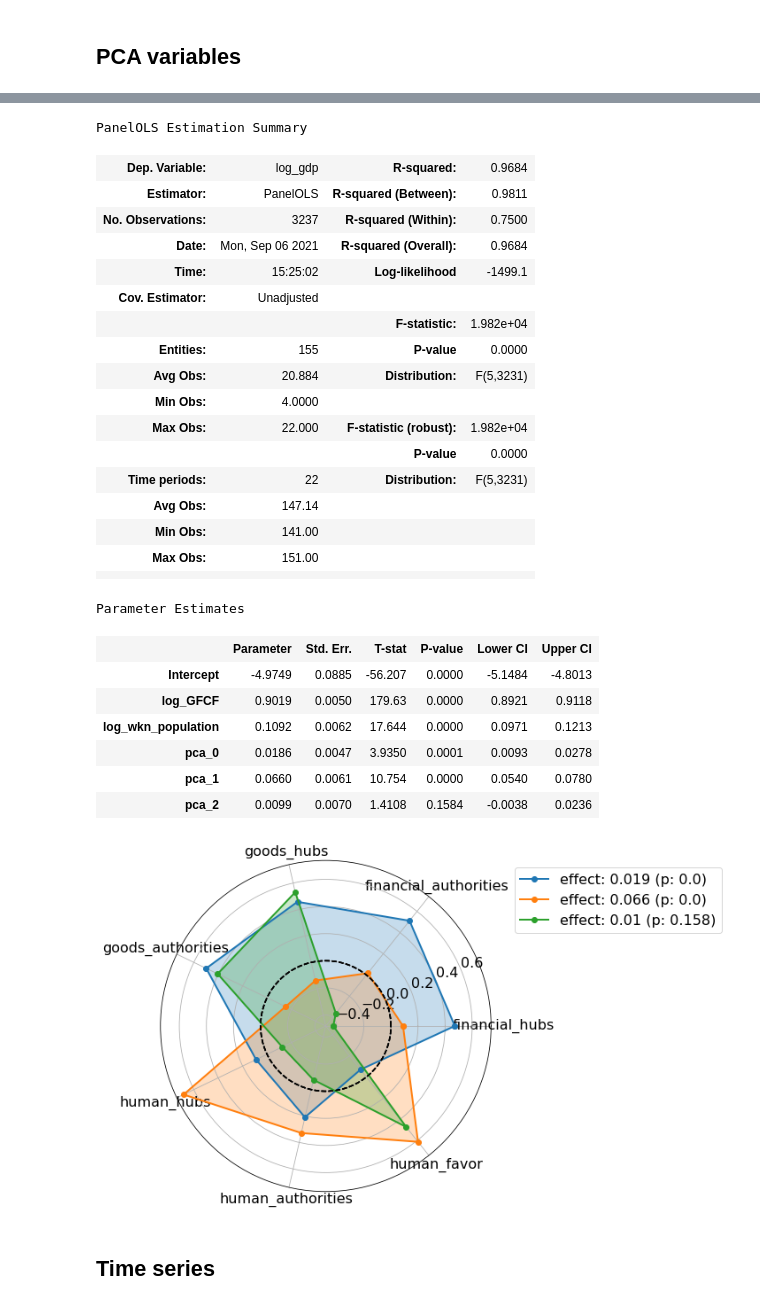
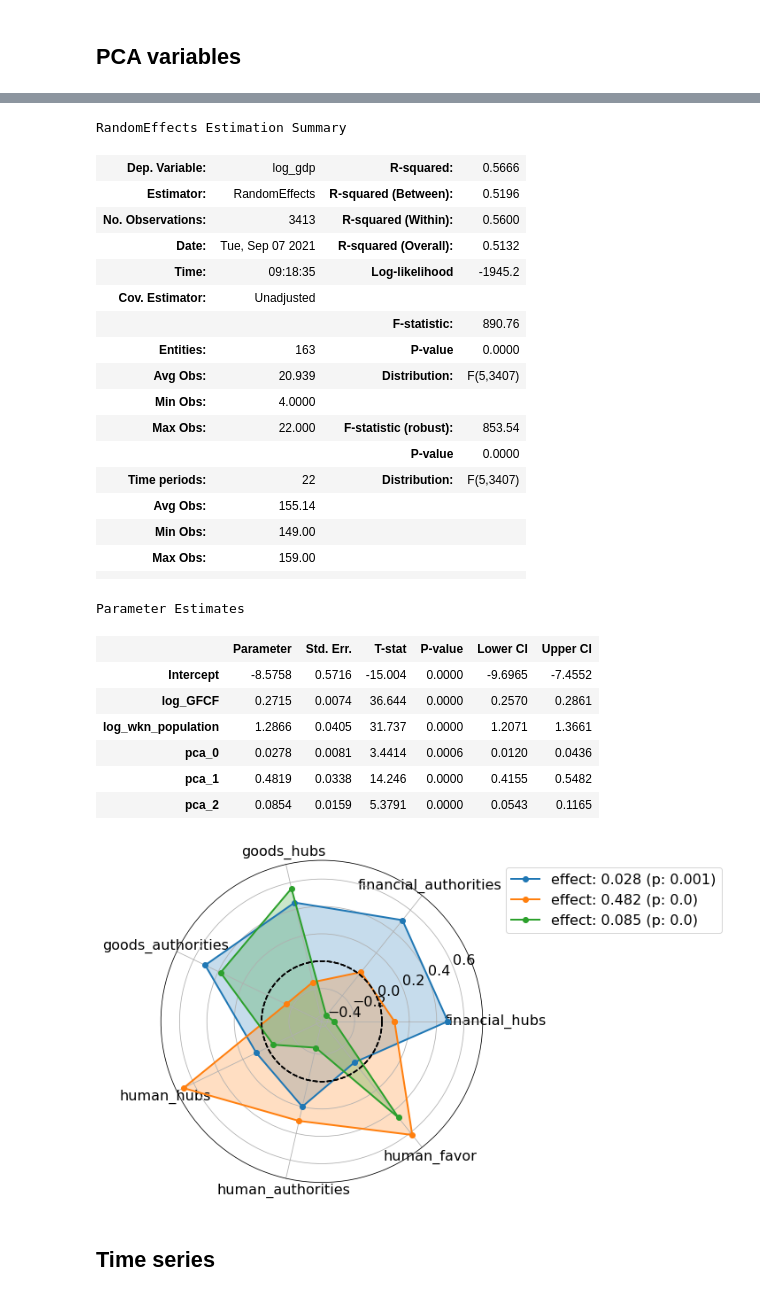
Before and after one commit to jaimeoliver1/social_capital_in_trade_networks, a Jupyter notebook: notebooks/01_01_linear_models_social_capital.ipynb, the cells around one changed output, grey strips where cells are left out. Saved outputs shown, nothing was run; the diff lists cells and outputs as text; code cells hidden in the pictures.

```diff
--- a/notebooks/01_01_linear_models_social_capital.ipynb
+++ b/notebooks/01_01_linear_models_social_capital.ipynb
@@ -24,6 +24,7 @@ import seaborn as sns
 import matplotlib.pyplot as plt
 
 plt.rcParams.update({'font.size': 22})
+plt.rcParams['savefig.facecolor']='white'
 # %%
 data_path = os.path.join(output_filepath, 'panel_data.parquet')
 df_model = pd.read_parquet(data_path)
@@ -35,7 +36,7 @@ centralities = ['hubs', 'authorities', 'bridging', 'favor']
 centralities = ['hubs', 'authorities', 'favor']
 networks = ['financial', 'goods', 'human']
 
-df_model = df_model[~df_model.country.isin(['ETH', 'BLR', 'ZWE', 'MDA', 'GUY', 'VNM', 'MAC', 'PSE'])]
+#df_model = df_model[~df_model.country.isin(['ETH', 'BLR', 'ZWE', 'MDA', 'GUY', 'VNM', 'MAC', 'PSE', 'AGO', 'COD', 'TZA'])]
 
 df_model.dropna(subset=['log_GFCF'], inplace=True)
 
@@ -43,7 +44,7 @@ df_model.eval('productivity = gdp*10**6/(wkn_population**0.3*GFCF**0.7)', inplac
 for c in [f'{n}_{c}' for c in centralities for n in networks] + ['productivity']:
     df_model[c] = df_model[c].map(lambda x: np.log1p(x*1.e8))
 
-#df_model = df_model[df_model.wkn_population>1.e6]
+#df_model = df_model[df_model.wkn_population>5*1.e6]
 
 all_terms_list = [f'{n}_{c}' for n in networks for c in centralities]
 reduced_terms_list = all_terms_list.copy()
@@ -401,14 +402,13 @@ pipe = Pipeline([
         ('reduce_dims', PCA(n_components=n))]
         )
 
-all_terms = reduced_terms_list.copy()
-df_model[[f'pca_{i}' for i in range(n)]] = pipe.fit_transform(df_model[all_terms])
+df_model[[f'pca_{i}' for i in range(n)]] = pipe.fit_transform(df_model[reduced_terms_list])
 
 pipe = Pipeline([
         ('scale', StandardScaler()),
         ('reduce_dims', PCA(n_components=n))]
         )
-pipe.fit(df_model[all_terms])
+pipe.fit(df_model[reduced_terms_list])
 
 plt.plot(np.cumsum(pipe['reduce_dims'].explained_variance_ratio_))
 plt.xlabel('number of components')
@@ -423,70 +423,69 @@ y, X = patsy.dmatrices(f, df_model.set_index(['country','year']),  return_type='
 
 model = PanelOLS(y,X, entity_effects=True, time_effects=True)
 model = RandomEffects(y,X)
-model = PanelOLS(y,X)
 results = model.fit()
 results.summary
 # %% [output]
-PanelOLS Estimation Summary
+RandomEffects Estimation Summary
-| Dep. Variable: | log_gdp | R-squared: | 0.9684 |
-| Estimator: | PanelOLS | R-squared (Between): | 0.9811 |
-| No. Observations: | 3237 | R-squared (Within): | 0.7500 |
-| Date: | Mon, Sep 06 2021 | R-squared (Overall): | 0.9684 |
-| Time: | 15:25:02 | Log-likelihood | -1499.1 |
+| Dep. Variable: | log_gdp | R-squared: | 0.5666 |
+| Estimator: | RandomEffects | R-squared (Between): | 0.5196 |
+| No. Observations: | 3413 | R-squared (Within): | 0.5600 |
+| Date: | Tue, Sep 07 2021 | R-squared (Overall): | 0.5132 |
+| Time: | 09:18:35 | Log-likelihood | -1945.2 |
 | Cov. Estimator: | Unadjusted |  |  |
-|  |  | F-statistic: | 1.982e+04 |
-| Entities: | 155 | P-value | 0.0000 |
-| Avg Obs: | 20.884 | Distribution: | F(5,3231) |
+|  |  | F-statistic: | 890.76 |
+| Entities: | 163 | P-value | 0.0000 |
+| Avg Obs: | 20.939 | Distribution: | F(5,3407) |
 | Min Obs: | 4.0000 |  |  |
-| Max Obs: | 22.000 | F-statistic (robust): | 1.982e+04 |
+| Max Obs: | 22.000 | F-statistic (robust): | 853.54 |
 |  |  | P-value | 0.0000 |
-| Time periods: | 22 | Distribution: | F(5,3231) |
-| Avg Obs: | 147.14 |  |  |
-| Min Obs: | 141.00 |  |  |
-| Max Obs: | 151.00 |  |  |
+| Time periods: | 22 | Distribution: | F(5,3407) |
+| Avg Obs: | 155.14 |  |  |
+| Min Obs: | 149.00 |  |  |
+| Max Obs: | 159.00 |  |  |
 |  |  |  |  |
 Parameter Estimates
 |  | Parameter | Std. Err. | T-stat | P-value | Lower CI | Upper CI |
-| Intercept | -4.9749 | 0.0885 | -56.207 | 0.0000 | -5.1484 | -4.8013 |
-| log_GFCF | 0.9019 | 0.0050 | 179.63 | 0.0000 | 0.8921 | 0.9118 |
-| log_wkn_population | 0.1092 | 0.0062 | 17.644 | 0.0000 | 0.0971 | 0.1213 |
-| pca_0 | 0.0186 | 0.0047 | 3.9350 | 0.0001 | 0.0093 | 0.0278 |
-| pca_1 | 0.0660 | 0.0061 | 10.754 | 0.0000 | 0.0540 | 0.0780 |
-| pca_2 | 0.0099 | 0.0070 | 1.4108 | 0.1584 | -0.0038 | 0.0236 |
+| Intercept | -8.5758 | 0.5716 | -15.004 | 0.0000 | -9.6965 | -7.4552 |
+| log_GFCF | 0.2715 | 0.0074 | 36.644 | 0.0000 | 0.2570 | 0.2861 |
+| log_wkn_population | 1.2866 | 0.0405 | 31.737 | 0.0000 | 1.2071 | 1.3661 |
+| pca_0 | 0.0278 | 0.0081 | 3.4414 | 0.0006 | 0.0120 | 0.0436 |
+| pca_1 | 0.4819 | 0.0338 | 14.246 | 0.0000 | 0.4155 | 0.5482 |
+| pca_2 | 0.0854 | 0.0159 | 5.3791 | 0.0000 | 0.0543 | 0.1165 |
 # %%
-df_radar = pd.DataFrame(pipe['reduce_dims'].components_, columns = all_terms)
+df_radar = pd.DataFrame(pipe['reduce_dims'].components_, columns = reduced_terms_list)
 df_radar.loc[:,'coefs'] = pd.Series(results.params[[f'pca_{i}' for i in range(n)]].values)
 df_radar['pvalues'] = pd.Series(results.pvalues[[f'pca_{i}' for i in range(n)]].values)
 
-labels = all_terms.copy()
+labels = reduced_terms_list.copy()
 stats = pipe['reduce_dims'].components_[0]
 
-angles=np.linspace(0, 2*np.pi, len(all_terms), endpoint=False)
+angles=np.linspace(0, 2*np.pi, len(reduced_terms_list), endpoint=False)
 circle_angles = np.linspace(0, 2*np.pi, 1000, endpoint=True)
 
 fig=plt.figure(figsize = (10,10))
 ax = fig.add_subplot(111, polar=True)
 
 for i in range(n):
-    stats = df_radar.loc[i,all_terms]
+    stats = df_radar.loc[i,reduced_terms_list]
     c = round(df_radar.loc[i,'coefs'], 3)
     p =  round(df_radar.loc[i,'pvalues'], 3)
     ax.plot(np.concatenate((angles,[angles[0]])), np.concatenate((stats,[stats[0]])),
             'o-',
             linewidth=2,
             label = f'effect: {c} (p: {p})'
     )
     ax.fill(angles, stats, alpha=0.25)
     ax.plot(circle_angles, np.zeros_like(circle_angles), 'k--')
 plt.legend(bbox_to_anchor=(1.05, 1), loc='upper left')
 ax.set_thetagrids(angles * 180/np.pi, labels)
 ax.grid(True)
 
 plt.tight_layout()
 save_to = os.path.join(Path(os.getcwd()).parent.resolve(), 'reports', 'figures', f'pca_results.png')
 plt.savefig(save_to, transparent=False)
 plt.show()
 # %% [output]
-[figure, old version]
+[figure, new version]
 # %% [markdown]
 ## Time series
```
Also changed, not shown: parts of 17 cells of this notebook, 13 other files.
